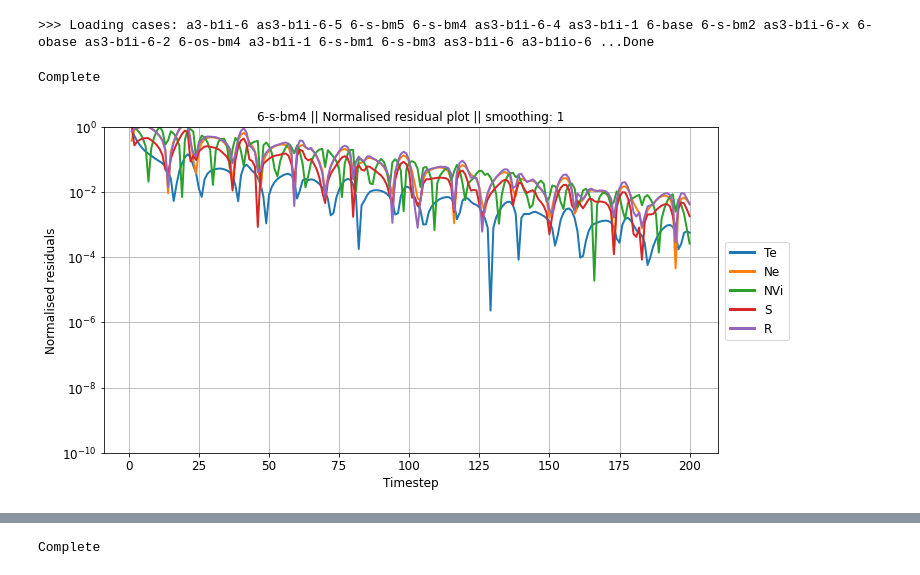
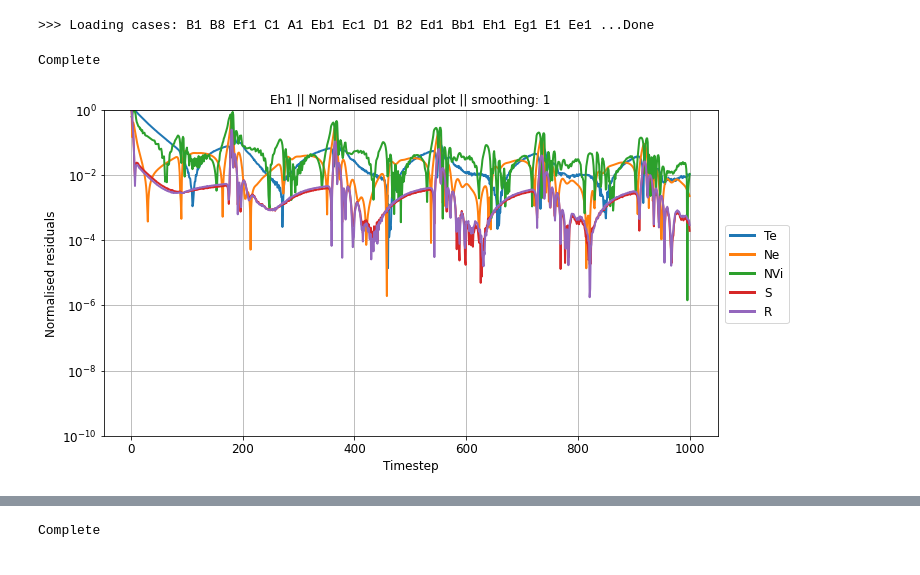
Before and after one commit to mikekryjak/sdtools, a Jupyter notebook: sd-pp.ipynb, the cells around one changed output, grey strips where cells are left out. Cells and saved outputs as stored; diff of their text form; code cells hidden in the pictures.

```diff
--- a/sd-pp.ipynb
+++ b/sd-pp.ipynb
@@ -16,18 +16,19 @@ from analysis import *
 
 %load_ext autoreload
 %autoreload 2
-# %%
-alldeck = CaseDeck(studypath)
-# %% [output]
->>> Loading cases: a3-b1i-6 as3-b1i-6-5 6-s-bm5 6-s-bm4 as3-b1i-6-4 as3-b1i-1 6-base 6-s-bm2 as3-b1i-6-x 6-obase as3-b1i-6-2 6-os-bm4 a3-b1i-1 6-s-bm1 6-s-bm3 as3-b1i-6 a3-b1io-6 ...Done
+# %%
+# alldeck = CaseDeck(r"/ssd_scratch/cases/snb/")
+alldeck = CaseDeck(r"/ssd_scratch/cases/partest/")
+# %% [output]
+>>> Loading cases: B1 B8 Ef1 C1 A1 Eb1 Ec1 D1 B2 Ed1 Bb1 Eh1 Eg1 E1 Ee1 ...Done
 # %%
 # %matplotlib widget
 %matplotlib inline
 # %%
-studypath = r"/ssd_scratch/cases/snb/"
-case = Case(os.path.join(studypath, "6-os-bm4"))
+studypath = r"/ssd_scratch/cases/partest/"
+case = Case(os.path.join(studypath, "Eh1"))
 # case.animate("Te")
 case.plot_residuals()
 # %% [output]
 Complete
-[figure, old version]
+[figure, new version]
```
Also changed, not shown: parts of 4 cells of this notebook, 1 other file.
